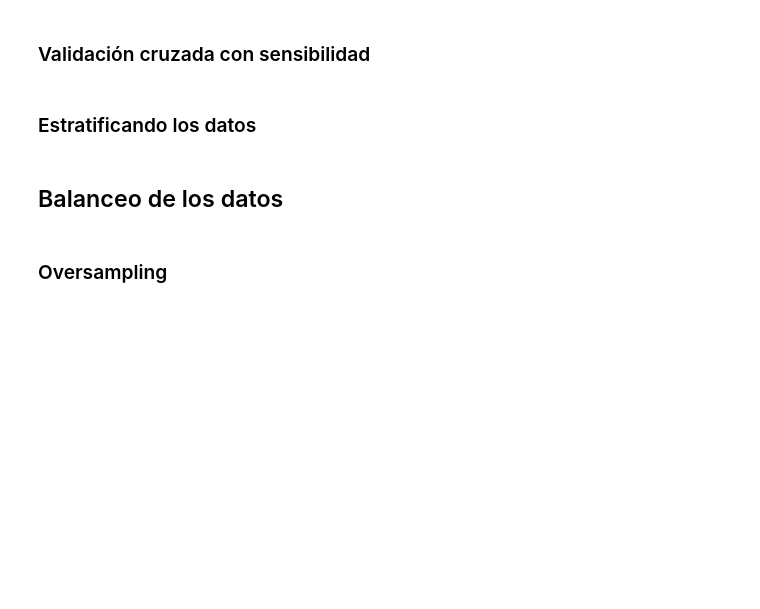
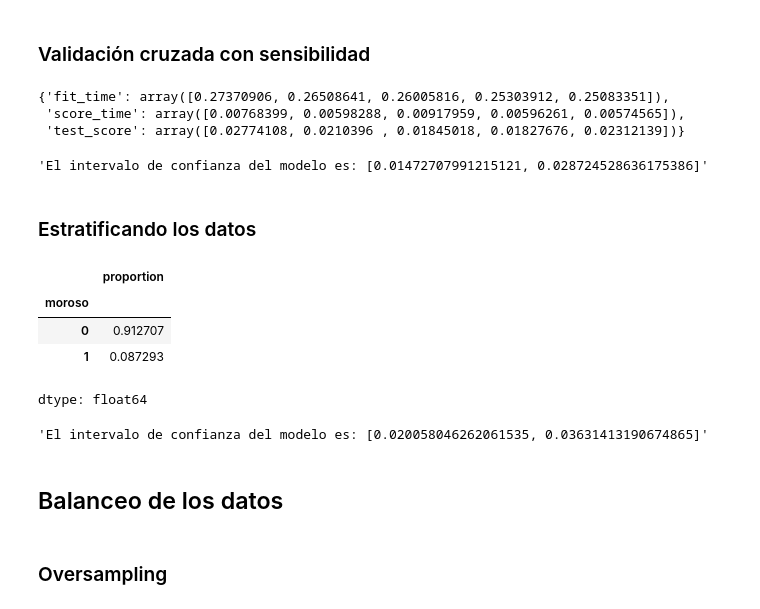
Before and after one commit to Charlymanuk/Clasificaci-n_Validaci-n_de_modelos_y_m-tricas_de_evaluaci-n, a Jupyter notebook: Clasificacion_validacion_y_metricas.ipynb, the cells around one changed output. Cells and saved outputs as stored; diff of their text form; code cells hidden in the pictures; blank space fills up the shorter version.

```diff
--- a/Clasificacion_validacion_y_metricas.ipynb
+++ b/Clasificacion_validacion_y_metricas.ipynb
@@ -186,2 +241,23 @@ Generalmente, se utilizan 5 o 10 partes. Un número mayor no suele ser necesario
+# %%
+modelo = DecisionTreeClassifier(max_depth=10)
+kf = KFold(n_splits=5, shuffle=True, random_state=5)
+cv_resultados = cross_validate(modelo, X, y, cv=kf,scoring='recall')
+cv_resultados
+# %% [output]
+{'fit_time': array([0.27370906, 0.26508641, 0.26005816, 0.25303912, 0.25083351]),
+ 'score_time': array([0.00768399, 0.00598288, 0.00917959, 0.00596261, 0.00574565]),
+ 'test_score': array([0.02774108, 0.0210396 , 0.01845018, 0.01827676, 0.02312139])}
+# %%
+intervalo_confianza(cv_resultados)
+# %% [output]
+'El intervalo de confianza del modelo es: [0.01472707991215121, 0.028724528636175386]'
 # %% [markdown]
 ### Estratificando los datos
+# %%
+datos['moroso'].value_counts(normalize=True)
+# %% [output]
+|  | proportion |
+| moroso |  |
+| 0 | 0.912707 |
+| 1 | 0.087293 |
+dtype: float64
@@ -188,3 +270,7 @@ Generalmente, se utilizan 5 o 10 partes. Un número mayor no suele ser necesario
+# %%
+intervalo_confianza(cv_resultados)
+# %% [output]
+'El intervalo de confianza del modelo es: [0.020058046262061535, 0.03631413190674865]'
 # %% [markdown]
 ## <font color='dark'>Balanceo de los datos</h1>
 # %% [markdown]
```
Also changed, not shown: parts of 32 cells of this notebook.
